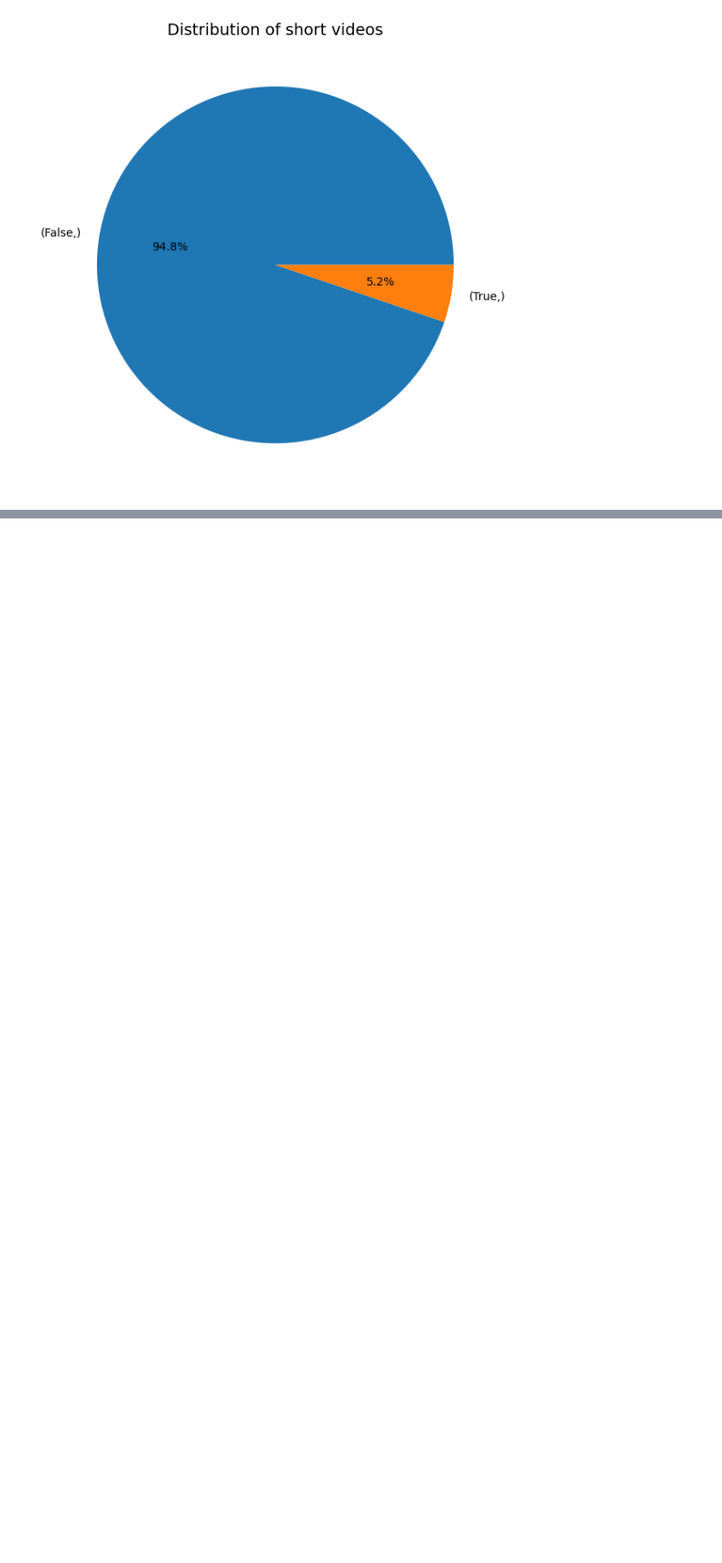
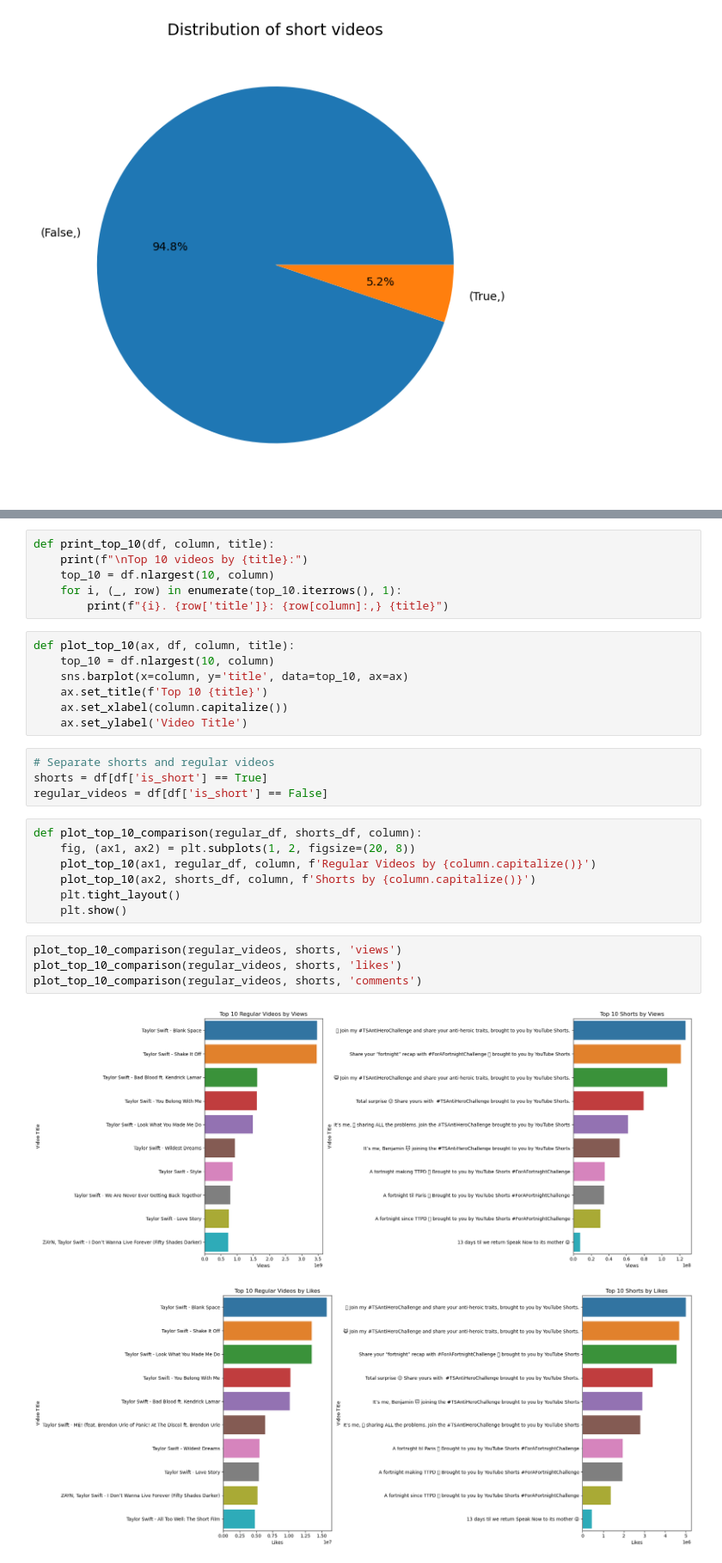
Before and after one commit to TrunkiEnqark/Taylor-Swift-Channel-EDA, a Jupyter notebook: eda.ipynb, the cells around one changed output, grey strips where cells are left out. Shown at 86% size. Drawn from its saved outputs; the diff is of its cells as text; blank space fills up the shorter version.

```diff
--- a/eda.ipynb
+++ b/eda.ipynb
@@ -155,0 +209,31 @@ plt.show()
+# %%
+def print_top_10(df, column, title):
+    print(f"\nTop 10 videos by {title}:")
+    top_10 = df.nlargest(10, column)
+    for i, (_, row) in enumerate(top_10.iterrows(), 1):
+        print(f"{i}. {row['title']}: {row[column]:,} {title}")
+# %%
+def plot_top_10(ax, df, column, title):
+    top_10 = df.nlargest(10, column)
+    sns.barplot(x=column, y='title', data=top_10, ax=ax)
+    ax.set_title(f'Top 10 {title}')
+    ax.set_xlabel(column.capitalize())
+    ax.set_ylabel('Video Title')
+# %%
+# Separate shorts and regular videos
+shorts = df[df['is_short'] == True]
+regular_videos = df[df['is_short'] == False]
+# %%
+def plot_top_10_comparison(regular_df, shorts_df, column):
+    fig, (ax1, ax2) = plt.subplots(1, 2, figsize=(20, 8))
+    plot_top_10(ax1, regular_df, column, f'Regular Videos by {column.capitalize()}')
+    plot_top_10(ax2, shorts_df, column, f'Shorts by {column.capitalize()}')
+    plt.tight_layout()
+    plt.show()
+# %%
+plot_top_10_comparison(regular_videos, shorts, 'views')
+plot_top_10_comparison(regular_videos, shorts, 'likes')
+plot_top_10_comparison(regular_videos, shorts, 'comments')
+# %% [output]
+[figure, added]
+[figure, added]
```
Also changed, not shown: parts of 8 cells of this notebook.
